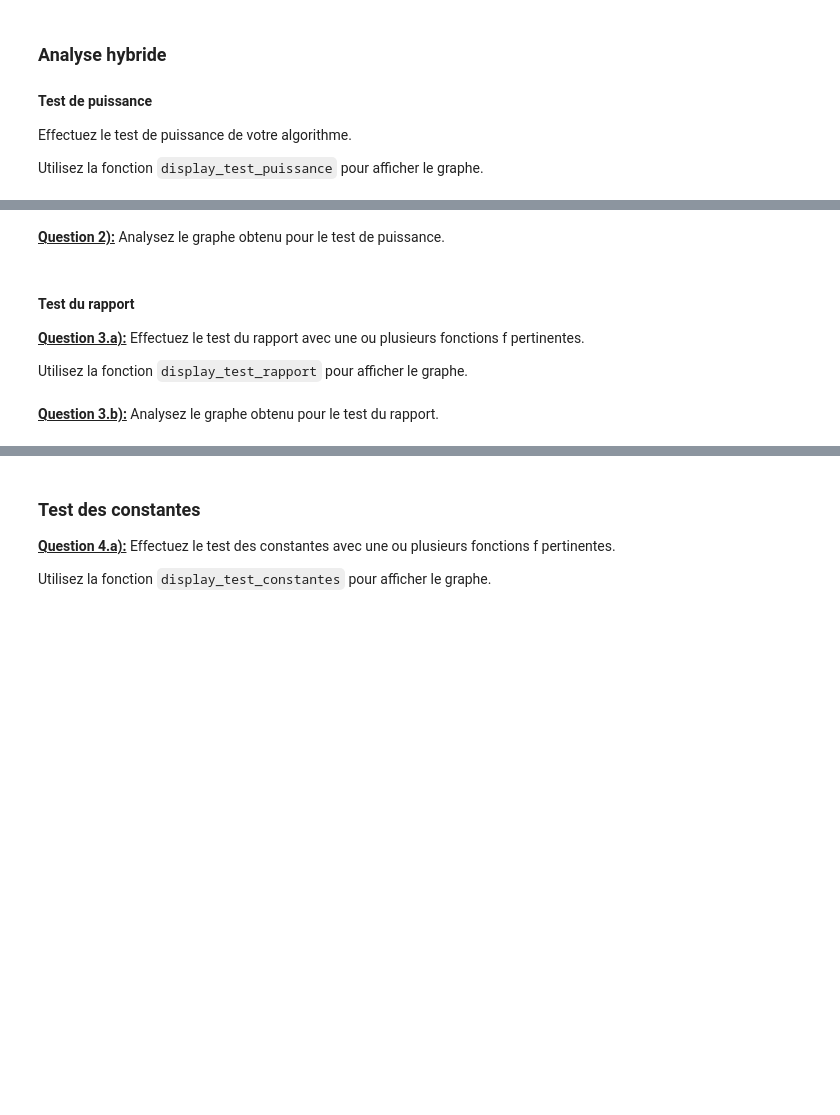
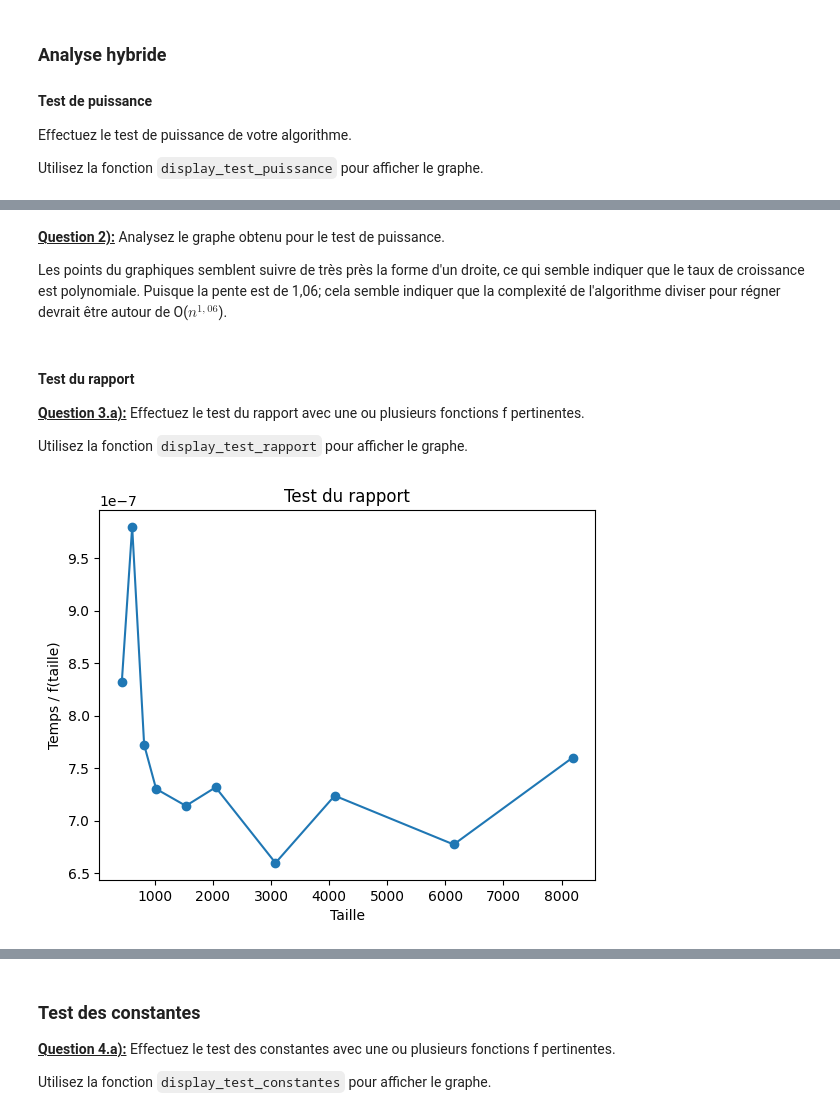
Before and after one commit to UiVieto/INF8775, a Jupyter notebook: TP1-H24.ipynb, the cells around one changed output, grey strips where cells are left out. Drawn from its saved outputs; the diff is of its cells as text; code cells hidden in the pictures; blank space fills up the shorter version.

```diff
--- a/TP1-H24.ipynb
+++ b/TP1-H24.ipynb
@@ -499,7 +502,7 @@ verification_plot(test, skyline_divide_and_conquer(test))
 ### Mesures (seuil 1)
 # %%
 # TODO: Utilisez un de vos matricules comme graine et une liste de tailles judicieusement choisies
-dataset = get_dataset(123456789, [128, 256, 612, 1024, 2048, 4096, 8192])
+dataset = get_dataset(123456789, [434, 612, 818, 1024, 1536, 2048, 3078, 4096, 6144, 8192])
 # %%
 measures_divide_naive_threshold = measure_procedure(skyline_divide_and_conquer, dataset)
 # %% [output]
@@ -530,5 +536,7 @@ TypeError: unhashable type: 'list'
-# %% [markdown]
-<u>**Question 2):**</u> Analysez le graphe obtenu pour le test de puissance.
+# %% [markdown]
+<u>**Question 2):**</u> Analysez le graphe obtenu pour le test de puissance.
+
+Les points du graphiques semblent suivre de très près la forme d'un droite, ce qui semble indiquer que le taux de croissance est polynomiale. Puisque la pente est de 1,06; cela semble indiquer que la complexité de l'algorithme diviser pour régner devrait être autour de O($n^{1,06}$).
 # %% [markdown]
 #### Test du rapport
 
@@ -538,8 +546,8 @@ Utilisez la fonction `display_test_rapport` pour afficher le graphe.
 # %%
 # TODO: définissez f judicieusement
 def f(x):
-    return 0
+    return x * math.log(x)
 
 display_test_rapport(values_test_rapport(measures_divide_naive_threshold, f))
+# %% [output]
+[figure, added]
-# %% [markdown]
-<u>**Question 3.b):**</u> Analysez le graphe obtenu pour le test du rapport.
```
Also changed, not shown: parts of 40 cells of this notebook.
